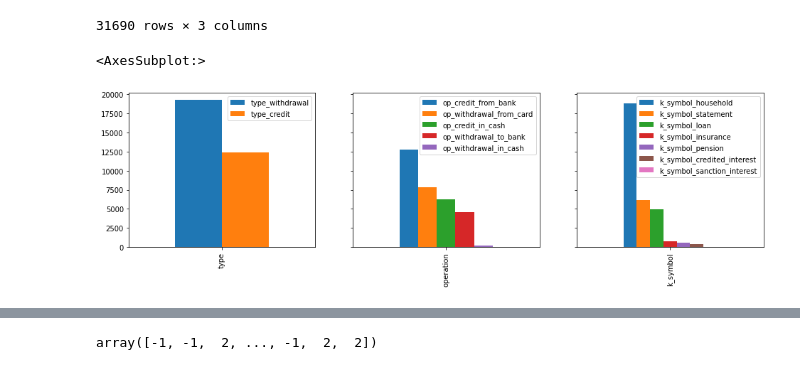
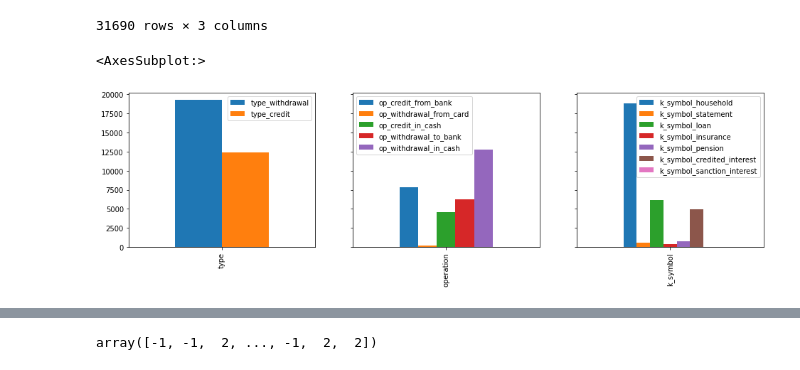
Before and after one commit to tfranza/ibotta_fraud, a Jupyter notebook: data/data_analysis/anomalies_analysis_complete_dataset.ipynb, the cells around one changed output, grey strips where cells are left out. Cells and saved outputs as stored; diff of their text form; code cells hidden in the pictures.

```diff
--- a/data/data_analysis/anomalies_analysis_complete_dataset.ipynb
+++ b/data/data_analysis/anomalies_analysis_complete_dataset.ipynb
@@ -303,28 +355,28 @@ categorical_features
 # %%
 import matplotlib.pyplot as plt
 
 fig, axes = plt.subplots(nrows=1, ncols=3, figsize=(16,4), sharey=True)
 
 pd.DataFrame(
-    data = [categorical_features['type'].value_counts().values],
+    data = [categorical_features['type'].value_counts().sort_index().values],
     columns = type_cols,
     index = ['type']
 ).plot.bar(ax = axes[0])
 
 pd.DataFrame(
-    data = [categorical_features['operation'].value_counts().values],
+    data = [categorical_features['operation'].value_counts().sort_index().values],
     columns = op_cols,
     index = ['operation']
 ).plot.bar(ax = axes[1])
 
 pd.DataFrame(
-    data = [categorical_features['k_symbol'].value_counts().values],
+    data = [categorical_features['k_symbol'].value_counts().sort_index().values],
     columns = k_symbol_cols,
     index = ['k_symbol']
 ).plot.bar(ax = axes[2])
 # %% [output]
 <AxesSubplot:>
-[figure, old version]
+[figure, new version]
 # %%
 import umap.umap_ as umap
 from sklearn.preprocessing import StandardScaler
```
Also changed, not shown: parts of 14 cells of this notebook, 5 other files.
